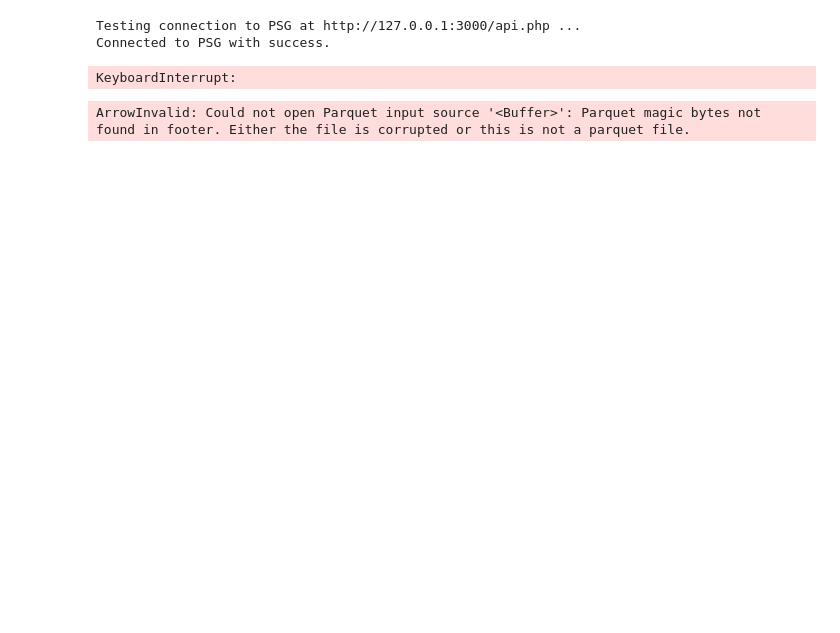
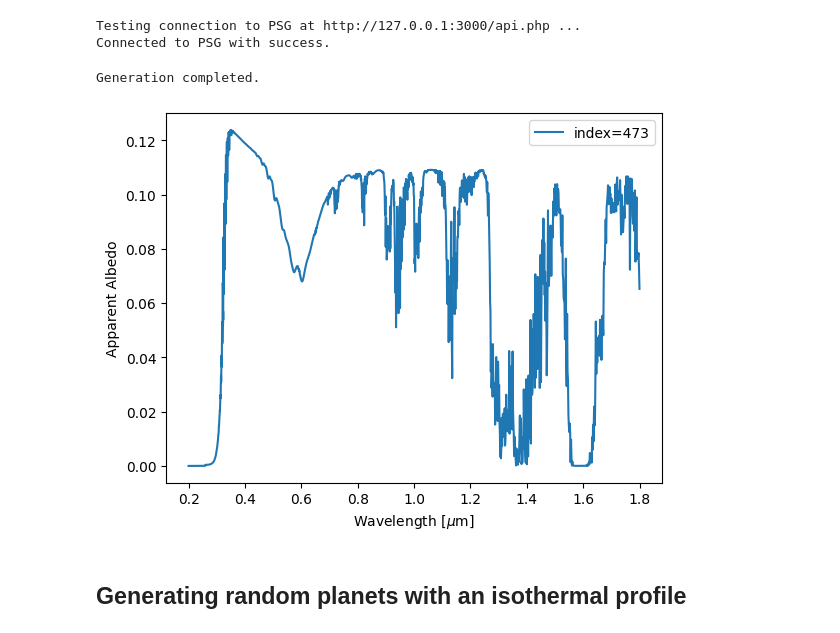
Before and after one commit to SarahBarbosa/geexhp, a Jupyter notebook: docs/3-random_planet.ipynb, the cells around one changed output. Cells and saved outputs as stored; diff of their text form; code cells hidden in the pictures; blank space fills up the shorter version.

```diff
--- a/docs/3-random_planet.ipynb
+++ b/docs/3-random_planet.ipynb
@@ -10,17 +10,16 @@ dg = datagen.DataGen(url="http://127.0.0.1:3000/api.php")
 # %% [output]
 Testing connection to PSG at http://127.0.0.1:3000/api.php ...
 Connected to PSG with success.
-# %%
-molweight = np.array([
-    44.0095, 28.01340, 31.99880, 18.01528, 28.0101, 2.01588, 30.0690,
-    27.0253, 34.0809, 64.0638, 47.99820, 16.0425, 44.01280, 17.03052, 50.4875
-    ])
-dg.generator(1000, verbose=True, molweight=molweight, file="modern1k")
-# %% [output]
-KeyboardInterrupt:
+# %%
+dg.generator(1_000, verbose=True, molweight=geostages.molweight_modern(), file="modern1k")
+# %% [output]
+Generation completed.
+# %%
+df = pd.read_parquet("../data/modern1k.parquet")
 # %%
-df = pd.read_parquet("../data/test.parquet")
 index = np.random.randint(0, len(df))
 datavis.plot_spectrum(df, label=f"index={index}", index=index);
 # %% [output]
-ArrowInvalid: Could not open Parquet input source '<Buffer>': Parquet magic bytes not found in footer. Either the file is corrupted or this is not a parquet file.
+[figure, added]
+# %% [markdown]
+## Generating random planets with an isothermal profile
```
Also changed, not shown: parts of 2 cells of this notebook, 3 other files.
